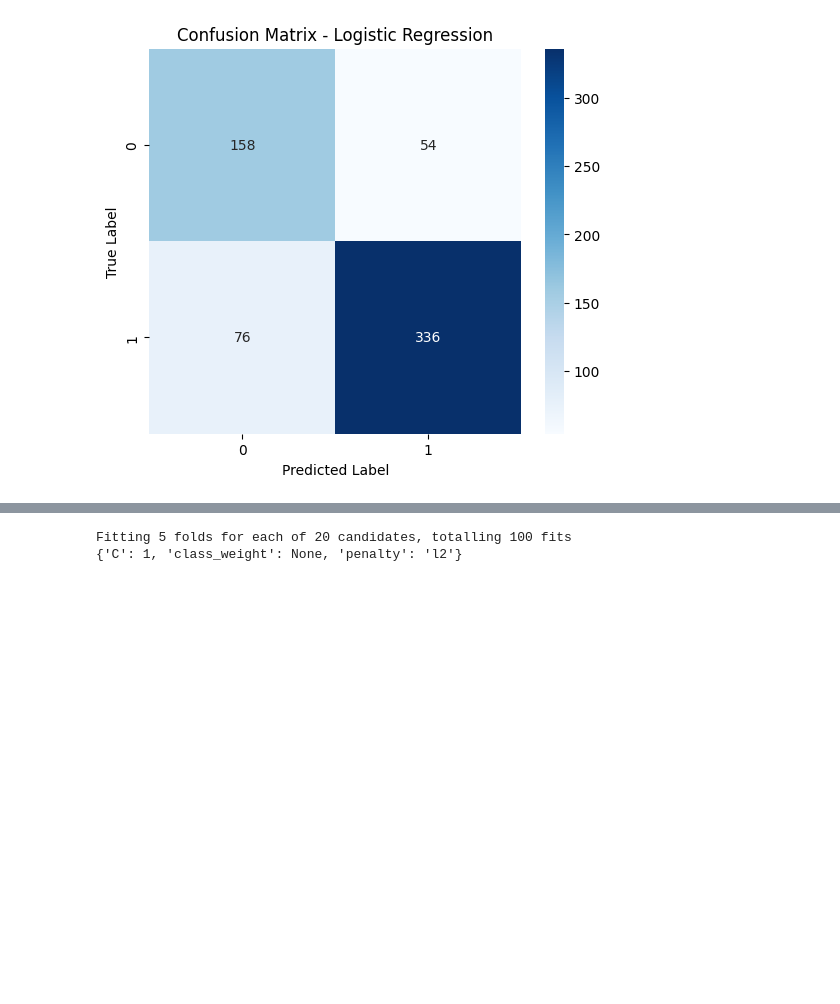
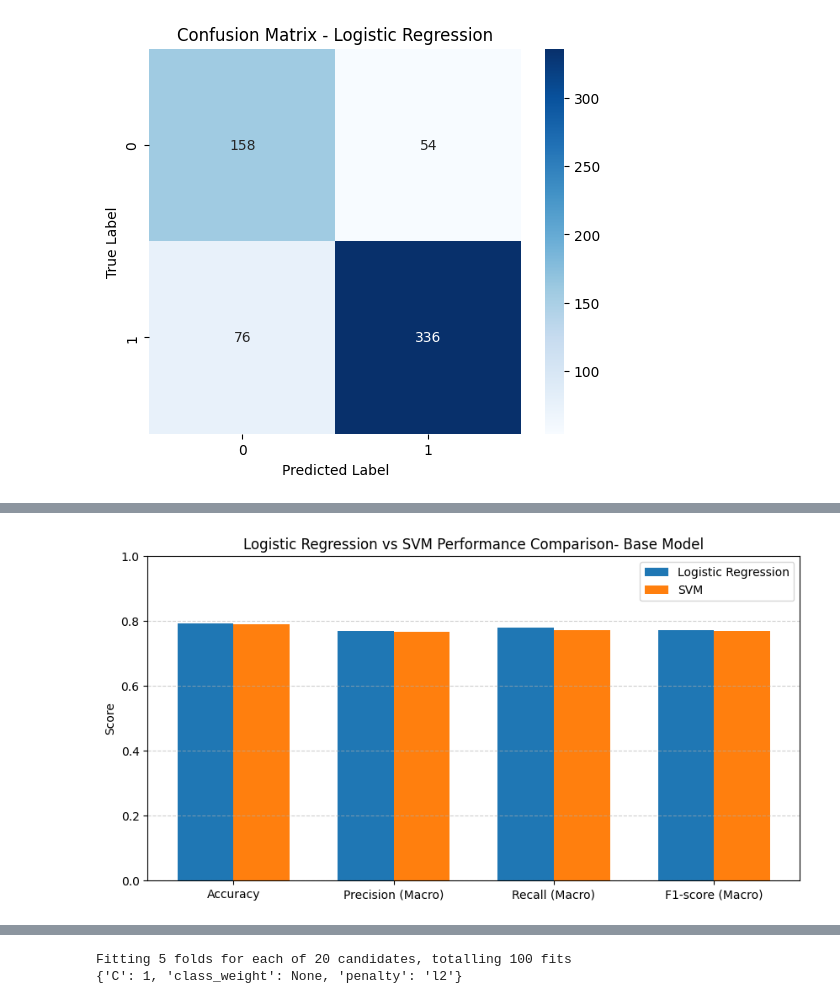
Before and after one commit to Natashaa7/COVID-19-Fake-News-Detection, a Jupyter notebook: Fake-News-Classification.ipynb, the cells around one changed output, grey strips where cells are left out. Drawn from its saved outputs; the diff is of its cells as text; code cells hidden in the pictures; blank space fills up the shorter version.

Commit message:
plot curves

```diff
--- a/Fake-News-Classification.ipynb
+++ b/Fake-News-Classification.ipynb
@@ -607,0 +753,36 @@ The heatmap visually represents the Logistic Regression model's performance by s
+# %%
+# Calculate metrics for Logistic Regression
+acc_lr = accuracy_score(y_test, y_pred_lr)
+prec_lr, rec_lr, f1_lr, _ = precision_recall_fscore_support(
+    y_test, y_pred_lr, average='macro'
+)
+
+# Calculate metrics for SVM
+acc_svm = accuracy_score(y_test, y_pred_svm)
+prec_svm, rec_svm, f1_svm, _ = precision_recall_fscore_support(
+    y_test, y_pred_svm, average='macro'
+)
+
+# Metric labels
+metrics = ['Accuracy', 'Precision (Macro)', 'Recall (Macro)', 'F1-score (Macro)']
+
+lr_scores = [acc_lr, prec_lr, rec_lr, f1_lr]
+svm_scores = [acc_svm, prec_svm, rec_svm, f1_svm]
+
+x = np.arange(len(metrics))
+width = 0.35
+
+# Plot
+plt.figure(figsize=(10,5))
+plt.bar(x - width/2, lr_scores, width, label='Logistic Regression')
+plt.bar(x + width/2, svm_scores, width, label='SVM')
+
+plt.xticks(x, metrics)
+plt.ylim(0, 1)
+plt.ylabel('Score')
+plt.title('Logistic Regression vs SVM Performance Comparison- Base Model')
+plt.legend()
+plt.grid(axis='y', linestyle='--', alpha=0.6)
+plt.show()
+# %% [output]
+[figure, added]
```
Also changed, not shown: parts of 62 cells of this notebook.
